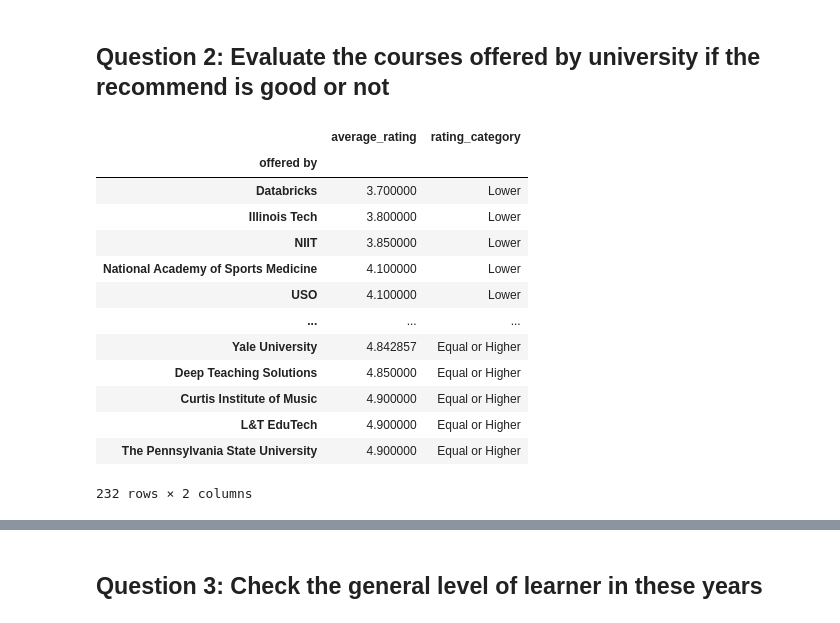
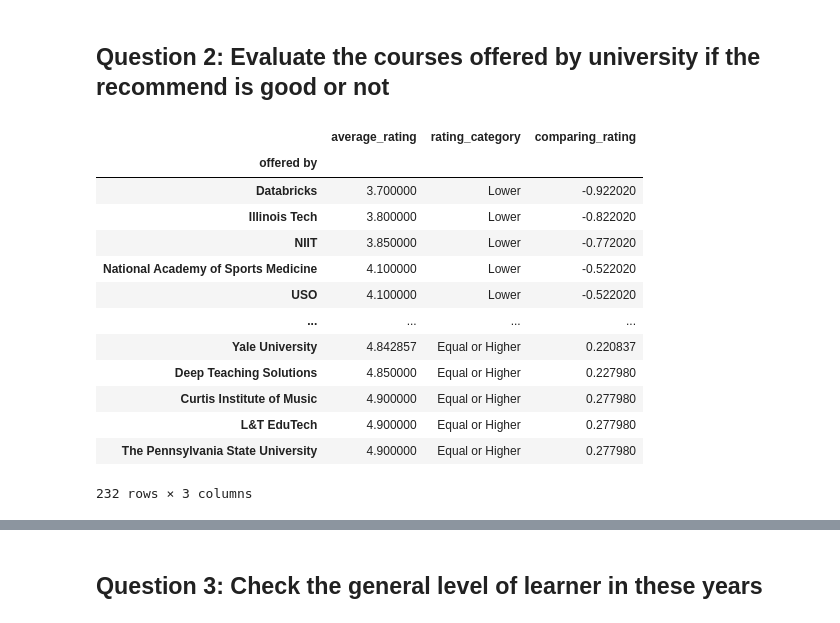
Before and after one commit to dagngyen/hcmus_23-24_coursesra-courses-analysis, a Jupyter notebook: Phase 1: Collecting, exploring and analyzing/1.3-analyzing-data.ipynb, the cells around one changed output, grey strips where cells are left out. Cells and saved outputs as stored; diff of their text form; code cells hidden in the pictures.

```diff
--- a/Phase 1: Collecting, exploring and analyzing/1.3-analyzing-data.ipynb
+++ b/Phase 1: Collecting, exploring and analyzing/1.3-analyzing-data.ipynb
@@ -88,25 +88,26 @@ en_du_df
 # %%
 avg_rating = df['rating'].mean()
 school_offer = df.groupby(['offered by'])['rating'].agg(['mean'])
 school_offer.columns = ['average_rating']
 school_offer = school_offer.sort_values(by='average_rating')
 school_offer['rating_category'] = ['Lower' if x < avg_rating else 'Equal or Higher' for x in school_offer['average_rating']]
+school_offer['comparing_rating'] = school_offer['average_rating'] - avg_rating
 school_offer
 # %% [output]
-|  | average_rating | rating_category |
-| offered by |  |  |
-| Databricks | 3.700000 | Lower |
-| Illinois Tech | 3.800000 | Lower |
-| NIIT | 3.850000 | Lower |
-| National Academy of Sports Medicine | 4.100000 | Lower |
-| USO | 4.100000 | Lower |
-| ... | ... | ... |
-| Yale University | 4.842857 | Equal or Higher |
-| Deep Teaching Solutions | 4.850000 | Equal or Higher |
-| Curtis Institute of Music | 4.900000 | Equal or Higher |
-| L&T EduTech | 4.900000 | Equal or Higher |
-| The Pennsylvania State University | 4.900000 | Equal or Higher |
+|  | average_rating | rating_category | comparing_rating |
+| offered by |  |  |  |
+| Databricks | 3.700000 | Lower | -0.922020 |
+| Illinois Tech | 3.800000 | Lower | -0.822020 |
+| NIIT | 3.850000 | Lower | -0.772020 |
+| National Academy of Sports Medicine | 4.100000 | Lower | -0.522020 |
+| USO | 4.100000 | Lower | -0.522020 |
+| ... | ... | ... | ... |
+| Yale University | 4.842857 | Equal or Higher | 0.220837 |
+| Deep Teaching Solutions | 4.850000 | Equal or Higher | 0.227980 |
+| Curtis Institute of Music | 4.900000 | Equal or Higher | 0.277980 |
+| L&T EduTech | 4.900000 | Equal or Higher | 0.277980 |
+| The Pennsylvania State University | 4.900000 | Equal or Higher | 0.277980 |
-232 rows × 2 columns
+232 rows × 3 columns
 # %%
 pie_offered = school_offer['rating_category'].value_counts()
 fig, ax1 = plt.subplots()
```
Also changed, not shown: parts of 1 cell of this notebook.
